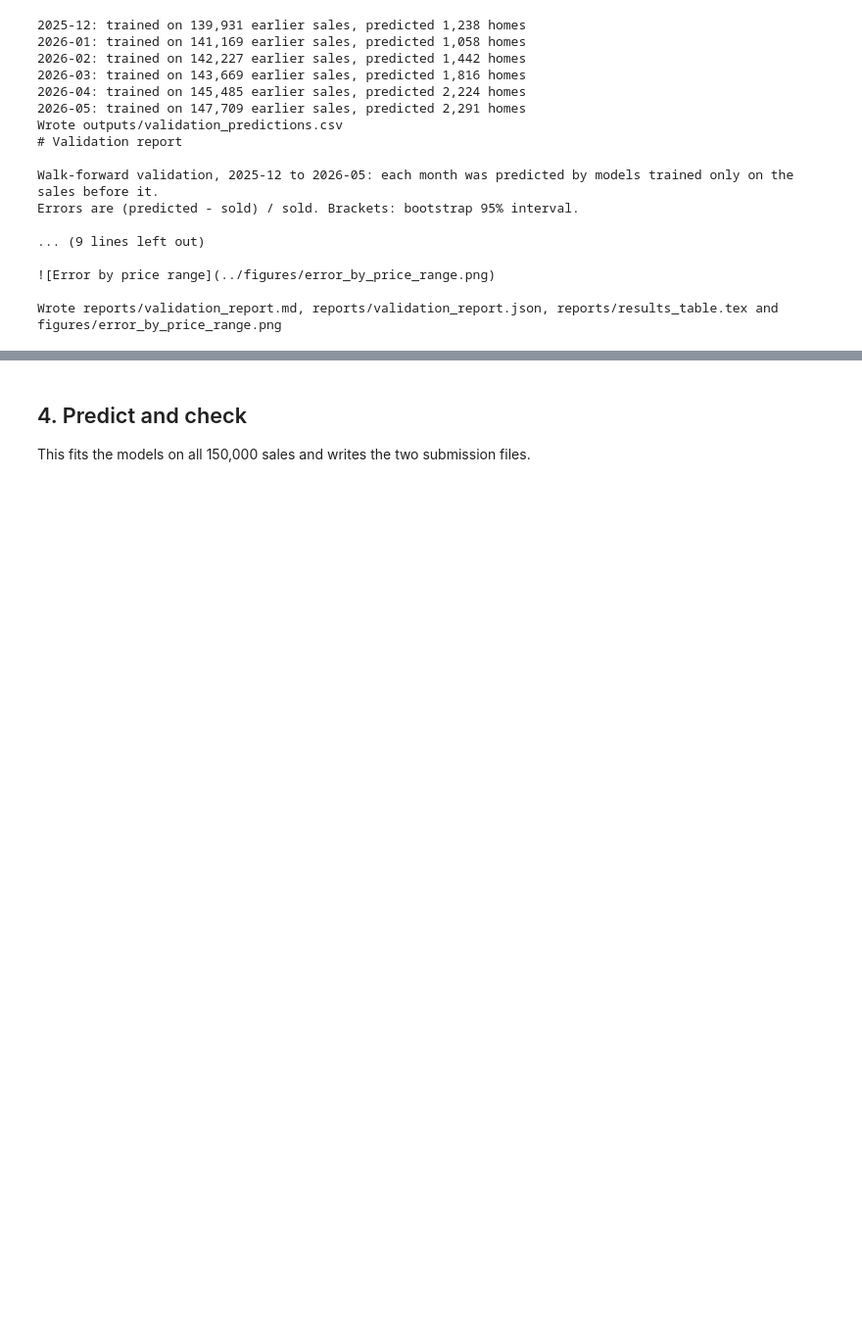
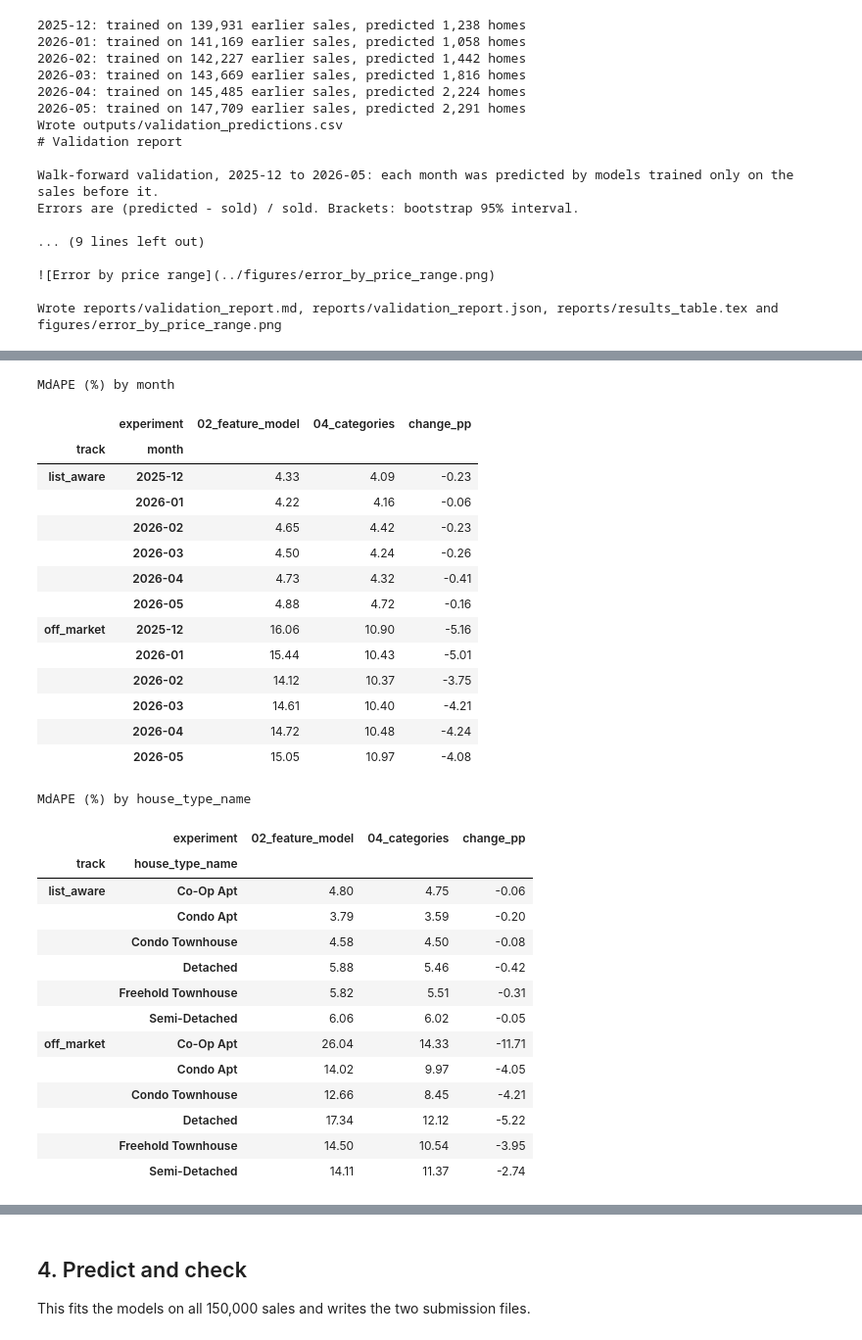
Before and after one commit to Stephanie-622/SSU-Data-Dash, a Jupyter notebook: notebooks/team_experiments.ipynb, the cells around one changed output, grey strips where cells are left out. Shown at 98% size. Saved outputs shown, nothing was run; the diff lists cells and outputs as text; code cells hidden in the pictures; blank space fills up the shorter version.

```diff
--- a/notebooks/team_experiments.ipynb
+++ b/notebooks/team_experiments.ipynb
@@ -202,0 +420,61 @@ files.download(archive)
+# %%
+import pandas as pd
+
+results = []
+
+for experiment in ["02_feature_model", "04_categories"]:
+    df = pd.read_csv(
+        f"experiments/{experiment}/validation_predictions.csv"
+    )
+    df["ape"] = (
+        100 * (df["predicted_price"] - df["sold_price"]).abs()
+        / df["sold_price"]
+    )
+    df["experiment"] = experiment
+    results.append(df)
+
+comparison = pd.concat(results, ignore_index=True)
+
+for group in ["month", "house_type_name"]:
+    print(f"\nMdAPE (%) by {group}")
+    table = comparison.pivot_table(
+        index=["track", group],
+        columns="experiment",
+        values="ape",
+        aggfunc="median",
+    )
+    table["change_pp"] = (
+        table["04_categories"] - table["02_feature_model"]
+    )
+    display(table.round(2))
+# %% [output]
+MdAPE (%) by month
+|  | experiment | 02_feature_model | 04_categories | change_pp |
+| track | month |  |  |  |
+| list_aware | 2025-12 | 4.33 | 4.09 | -0.23 |
+|  | 2026-01 | 4.22 | 4.16 | -0.06 |
+|  | 2026-02 | 4.65 | 4.42 | -0.23 |
+|  | 2026-03 | 4.50 | 4.24 | -0.26 |
+|  | 2026-04 | 4.73 | 4.32 | -0.41 |
+|  | 2026-05 | 4.88 | 4.72 | -0.16 |
+| off_market | 2025-12 | 16.06 | 10.90 | -5.16 |
+|  | 2026-01 | 15.44 | 10.43 | -5.01 |
+|  | 2026-02 | 14.12 | 10.37 | -3.75 |
+|  | 2026-03 | 14.61 | 10.40 | -4.21 |
+|  | 2026-04 | 14.72 | 10.48 | -4.24 |
+|  | 2026-05 | 15.05 | 10.97 | -4.08 |
+MdAPE (%) by house_type_name
+|  | experiment | 02_feature_model | 04_categories | change_pp |
+| track | house_type_name |  |  |  |
+| list_aware | Co-Op Apt | 4.80 | 4.75 | -0.06 |
+|  | Condo Apt | 3.79 | 3.59 | -0.20 |
+|  | Condo Townhouse | 4.58 | 4.50 | -0.08 |
+|  | Detached | 5.88 | 5.46 | -0.42 |
+|  | Freehold Townhouse | 5.82 | 5.51 | -0.31 |
+|  | Semi-Detached | 6.06 | 6.02 | -0.05 |
+| off_market | Co-Op Apt | 26.04 | 14.33 | -11.71 |
+|  | Condo Apt | 14.02 | 9.97 | -4.05 |
+|  | Condo Townhouse | 12.66 | 8.45 | -4.21 |
+|  | Detached | 17.34 | 12.12 | -5.22 |
+|  | Freehold Townhouse | 14.50 | 10.54 | -3.95 |
+|  | Semi-Detached | 14.11 | 11.37 | -2.74 |
```
Also changed, not shown: parts of 7 cells of this notebook.
